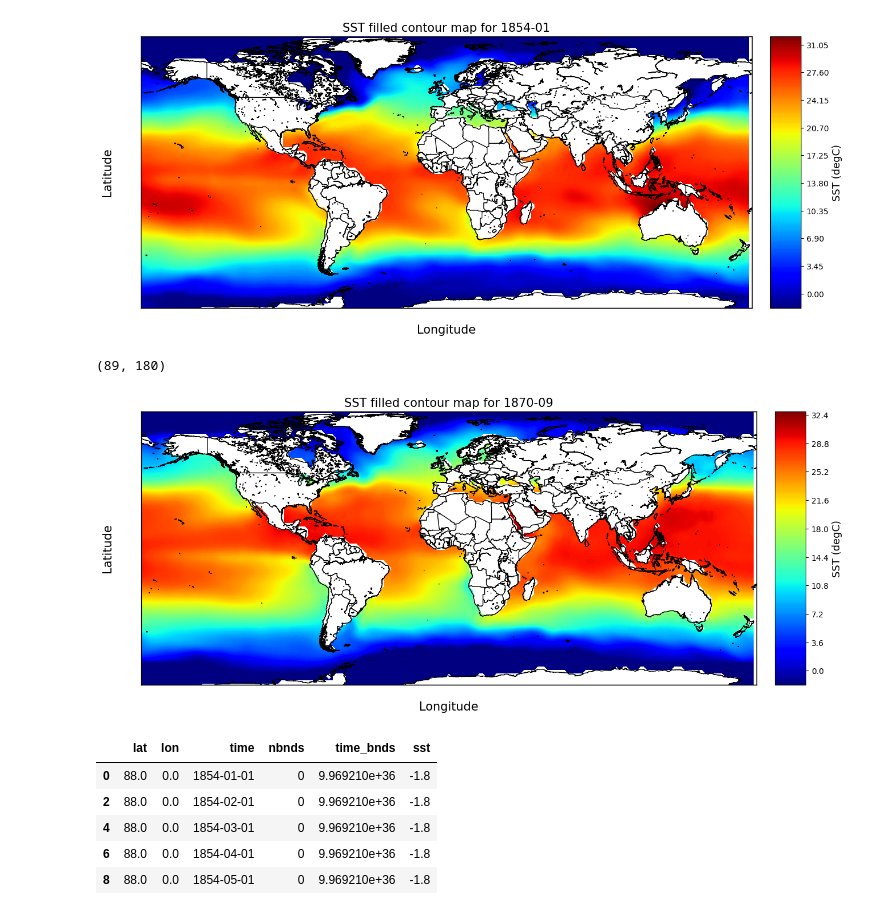
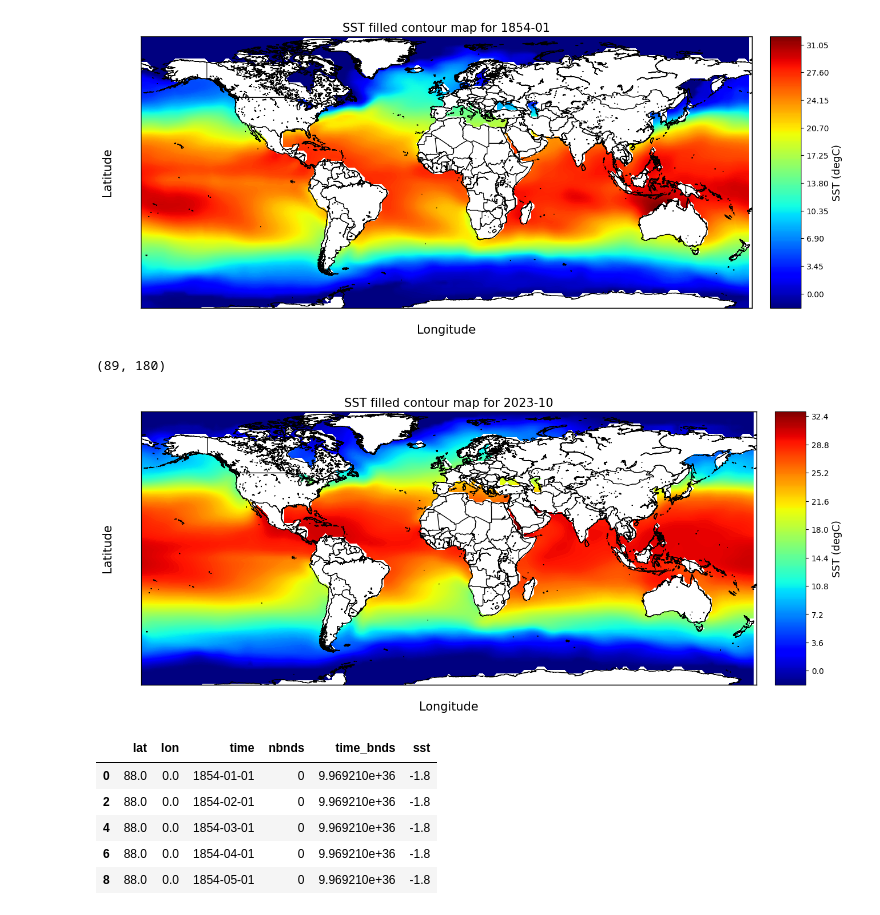
Before and after one commit to matheusvictal/sst-time-series-ml, a Jupyter notebook: sst_data.ipynb, the cells around one changed output. Drawn from its saved outputs; the diff is of its cells as text; code cells hidden in the pictures.

```diff
--- a/sst_data.ipynb
+++ b/sst_data.ipynb
@@ -255,10 +259,10 @@ print_sst_map(ds, 0)
 (89, 180)
 [figure]
 # %%
-print_sst_map(ds, 200)
+print_sst_map(ds, -1)
 # %% [output]
 (89, 180)
-[figure, old version]
+[figure, new version]
 # %%
 df.head()
 # %% [output]
```
Also changed, not shown: parts of 15 cells of this notebook.
